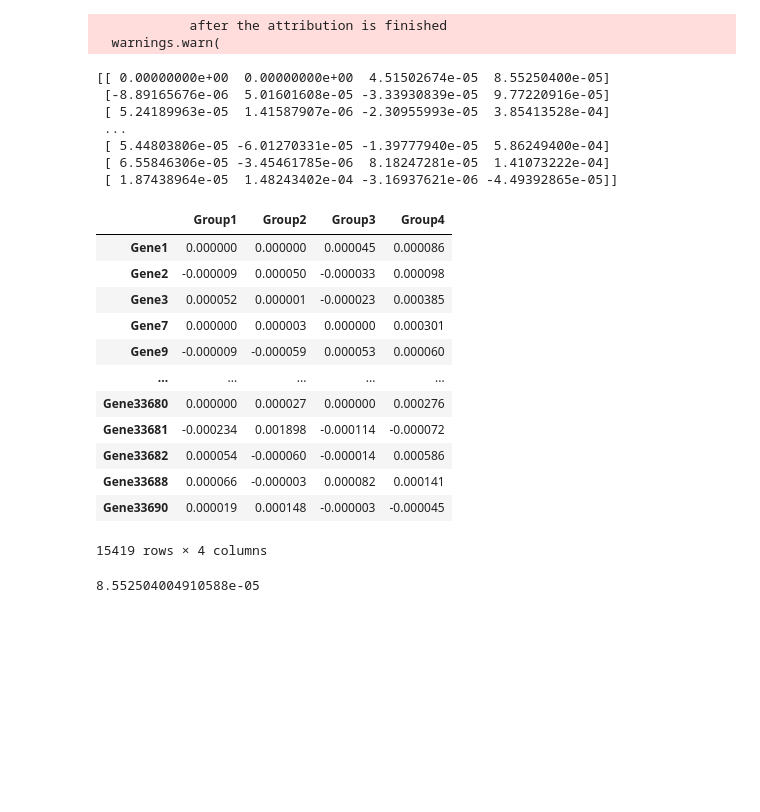
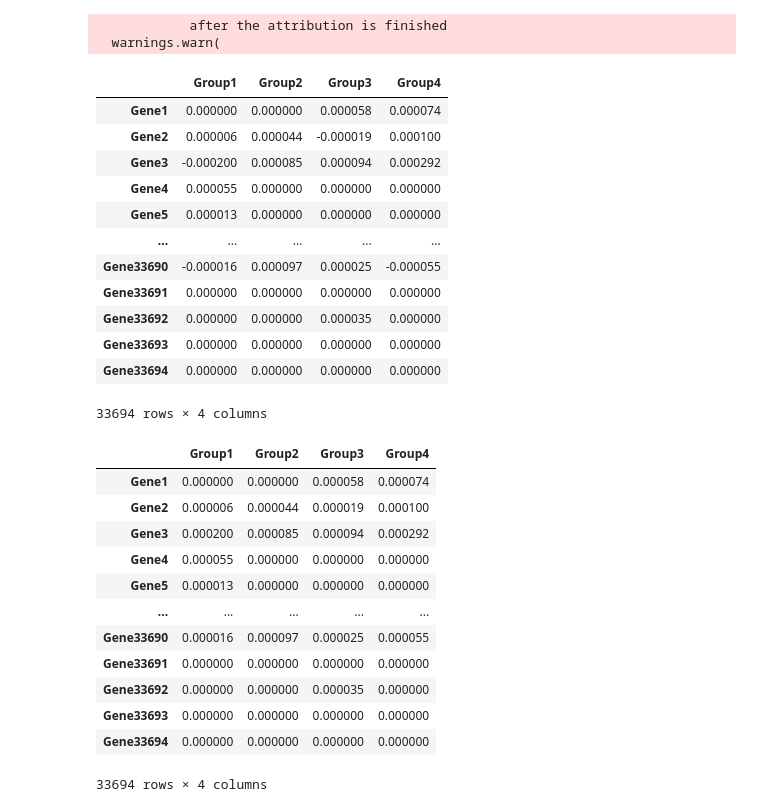
Before and after one commit to lewinsohndp/scSHARP, a Jupyter notebook: demo.ipynb, the cells around one changed output. Saved outputs shown, nothing was run; the diff lists cells and outputs as text; code cells hidden in the pictures; blank space fills up the shorter version.

```diff
--- a/demo.ipynb
+++ b/demo.ipynb
@@ -27,30 +35,20 @@ sharp.load_model("/Users/daniel/Desktop/example_model")
 # %%
 int_df = sharp.run_interpretation()
-int_df
+interpretations = int_df
+interpretations
 # %% [output]
             after the attribution is finished
   warnings.warn(
+|  | Group1 | Group2 | Group3 | Group4 |
+| Gene1 | 0.000000 | 0.000000 | 0.000058 | 0.000074 |
+| Gene2 | 0.000006 | 0.000044 | -0.000019 | 0.000100 |
+| Gene3 | -0.000200 | 0.000085 | 0.000094 | 0.000292 |
+| Gene4 | 0.000055 | 0.000000 | 0.000000 | 0.000000 |
+| Gene5 | 0.000013 | 0.000000 | 0.000000 | 0.000000 |
+| ... | ... | ... | ... | ... |
+| Gene33690 | -0.000016 | 0.000097 | 0.000025 | -0.000055 |
+| Gene33691 | 0.000000 | 0.000000 | 0.000000 | 0.000000 |
+| Gene33692 | 0.000000 | 0.000000 | 0.000035 | 0.000000 |
+| Gene33693 | 0.000000 | 0.000000 | 0.000000 | 0.000000 |
+| Gene33694 | 0.000000 | 0.000000 | 0.000000 | 0.000000 |
-[[ 0.00000000e+00  0.00000000e+00  4.51502674e-05  8.55250400e-05]
- [-8.89165676e-06  5.01601608e-05 -3.33930839e-05  9.77220916e-05]
- [ 5.24189963e-05  1.41587907e-06 -2.30955993e-05  3.85413528e-04]
- ...
- [ 5.44803806e-05 -6.01270331e-05 -1.39777940e-05  5.86249400e-04]
- [ 6.55846306e-05 -3.45461785e-06  8.18247281e-05  1.41073222e-04]
- [ 1.87438964e-05  1.48243402e-04 -3.16937621e-06 -4.49392865e-05]]
+33694 rows × 4 columns
-|  | Group1 | Group2 | Group3 | Group4 |
-| Gene1 | 0.000000 | 0.000000 | 0.000045 | 0.000086 |
-| Gene2 | -0.000009 | 0.000050 | -0.000033 | 0.000098 |
-| Gene3 | 0.000052 | 0.000001 | -0.000023 | 0.000385 |
-| Gene7 | 0.000000 | 0.000003 | 0.000000 | 0.000301 |
-| Gene9 | -0.000009 | -0.000059 | 0.000053 | 0.000060 |
-| ... | ... | ... | ... | ... |
-| Gene33680 | 0.000000 | 0.000027 | 0.000000 | 0.000276 |
-| Gene33681 | -0.000234 | 0.001898 | -0.000114 | -0.000072 |
-| Gene33682 | 0.000054 | -0.000060 | -0.000014 | 0.000586 |
-| Gene33688 | 0.000066 | -0.000003 | 0.000082 | 0.000141 |
-| Gene33690 | 0.000019 | 0.000148 | -0.000003 | -0.000045 |
-15419 rows × 4 columns
-# %%
-int_df.iloc[0,3]
-# %% [output]
-8.552504004910588e-05
@@ -56,0 +57,16 @@ int_df.iloc[0,3]
+# %%
+interpretations
+# %% [output]
+|  | Group1 | Group2 | Group3 | Group4 |
+| Gene1 | 0.000000 | 0.000000 | 0.000058 | 0.000074 |
+| Gene2 | 0.000006 | 0.000044 | 0.000019 | 0.000100 |
+| Gene3 | 0.000200 | 0.000085 | 0.000094 | 0.000292 |
+| Gene4 | 0.000055 | 0.000000 | 0.000000 | 0.000000 |
+| Gene5 | 0.000013 | 0.000000 | 0.000000 | 0.000000 |
+| ... | ... | ... | ... | ... |
+| Gene33690 | 0.000016 | 0.000097 | 0.000025 | 0.000055 |
+| Gene33691 | 0.000000 | 0.000000 | 0.000000 | 0.000000 |
+| Gene33692 | 0.000000 | 0.000000 | 0.000035 | 0.000000 |
+| Gene33693 | 0.000000 | 0.000000 | 0.000000 | 0.000000 |
+| Gene33694 | 0.000000 | 0.000000 | 0.000000 | 0.000000 |
+33694 rows × 4 columns
```
Also changed, not shown: parts of 9 cells of this notebook, 5 other files.
